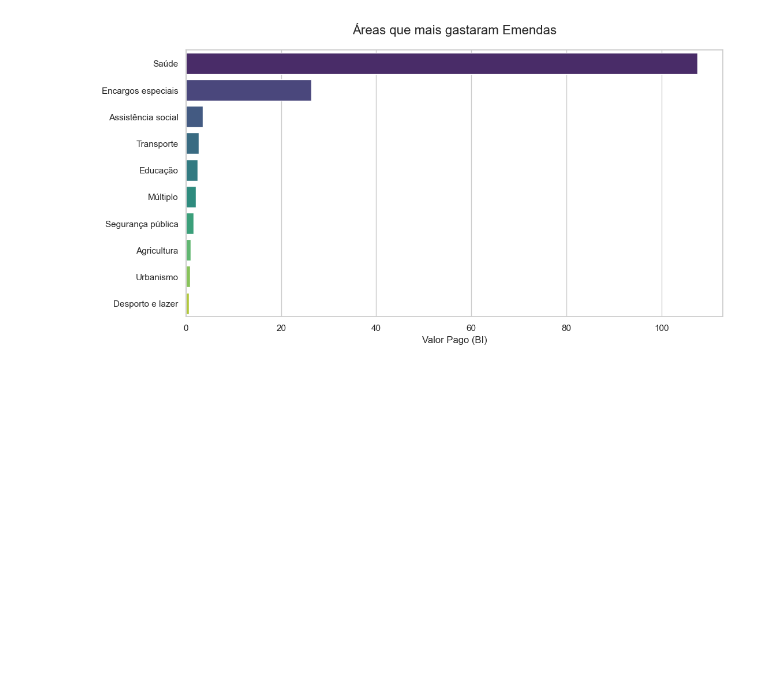
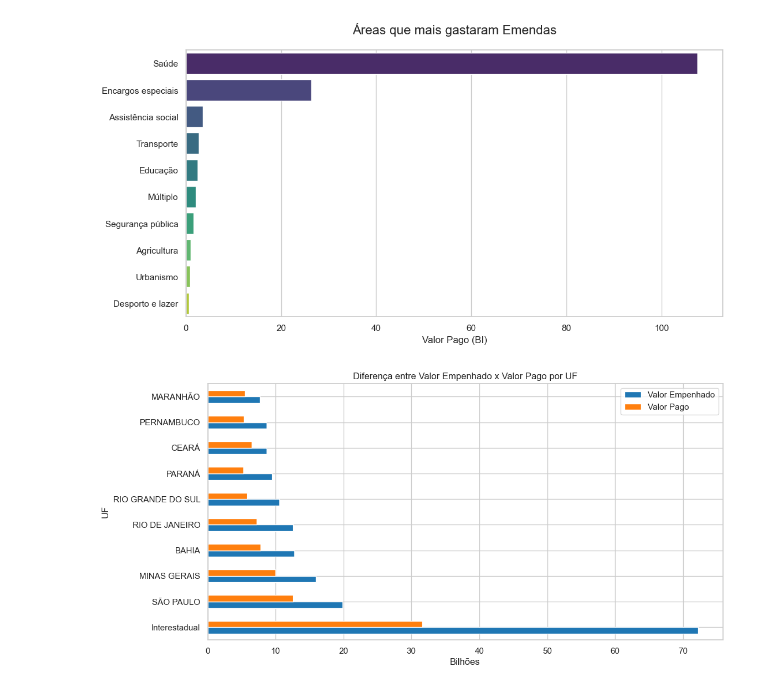
Before and after one commit to davimoreiraa/Analise_Emendas_Parlamentares, a Jupyter notebook: cleaning.ipynb, the cells around one changed output. Drawn from its saved outputs; the diff is of its cells as text; code cells hidden in the pictures; blank space fills up the shorter version.

Commit message:
new graphic created

```diff
--- a/cleaning.ipynb
+++ b/cleaning.ipynb
@@ -188,3 +176,15 @@ Passing `palette` without assigning `hue` is deprecated and will be removed in v
 
   grafico = sns.barplot(
 [figure]
+# %%
+# ordenando e filtrando somente os 10 maiores
+gap_empenhado_e_pago = gap_empenhado_e_pago.sort_values(by="Valor Empenhado", ascending=False).head(10)
+
+gap_empenhado_e_pago.plot(kind='barh', figsize=(12, 6), color=['#1f77b4', '#ff7f0e'])
+plt.title('Diferença entre Valor Empenhado x Valor Pago por UF')
+plt.xlabel('Bilhões')
+plt.ylabel('')
+plt.show()
+plt.close()
+# %% [output]
+[figure, added]
```
Also changed, not shown: parts of 2 cells of this notebook, 1 other file.
